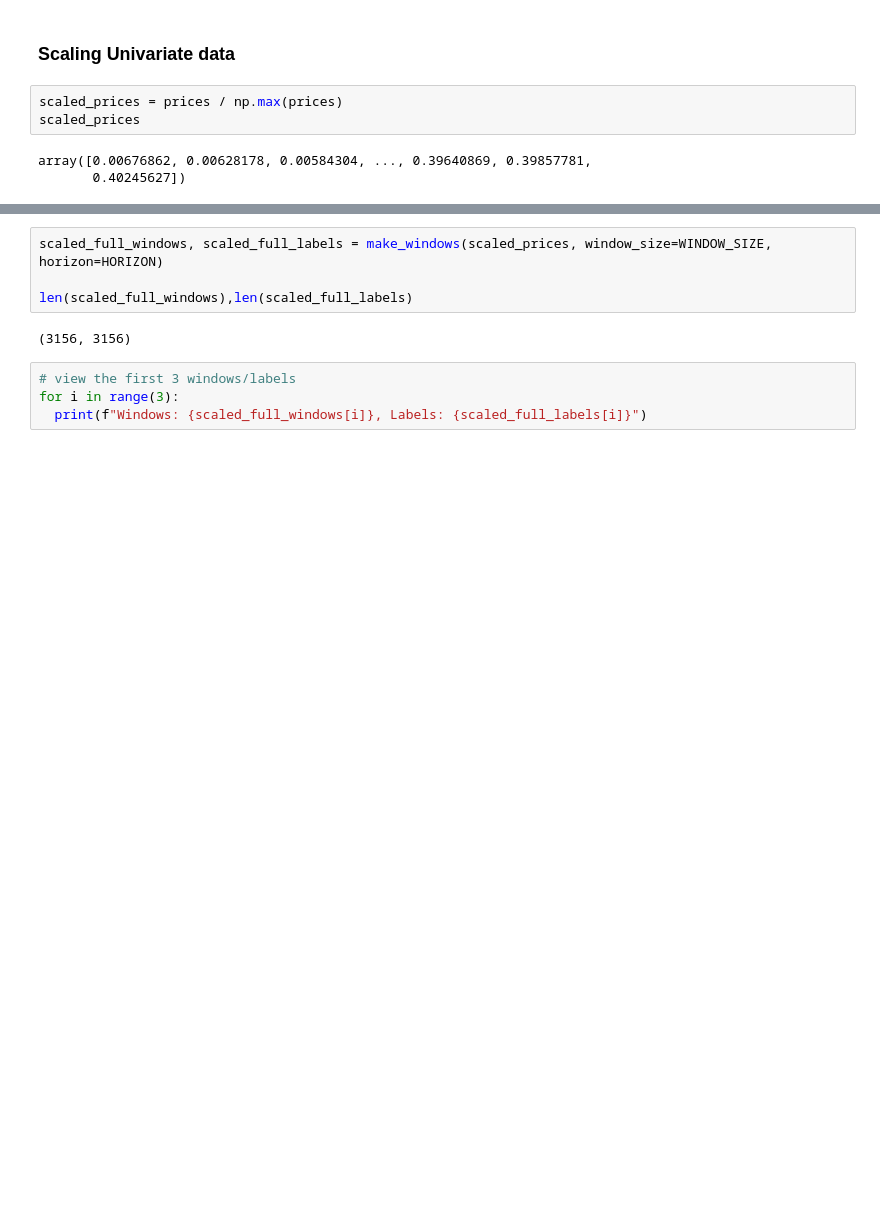
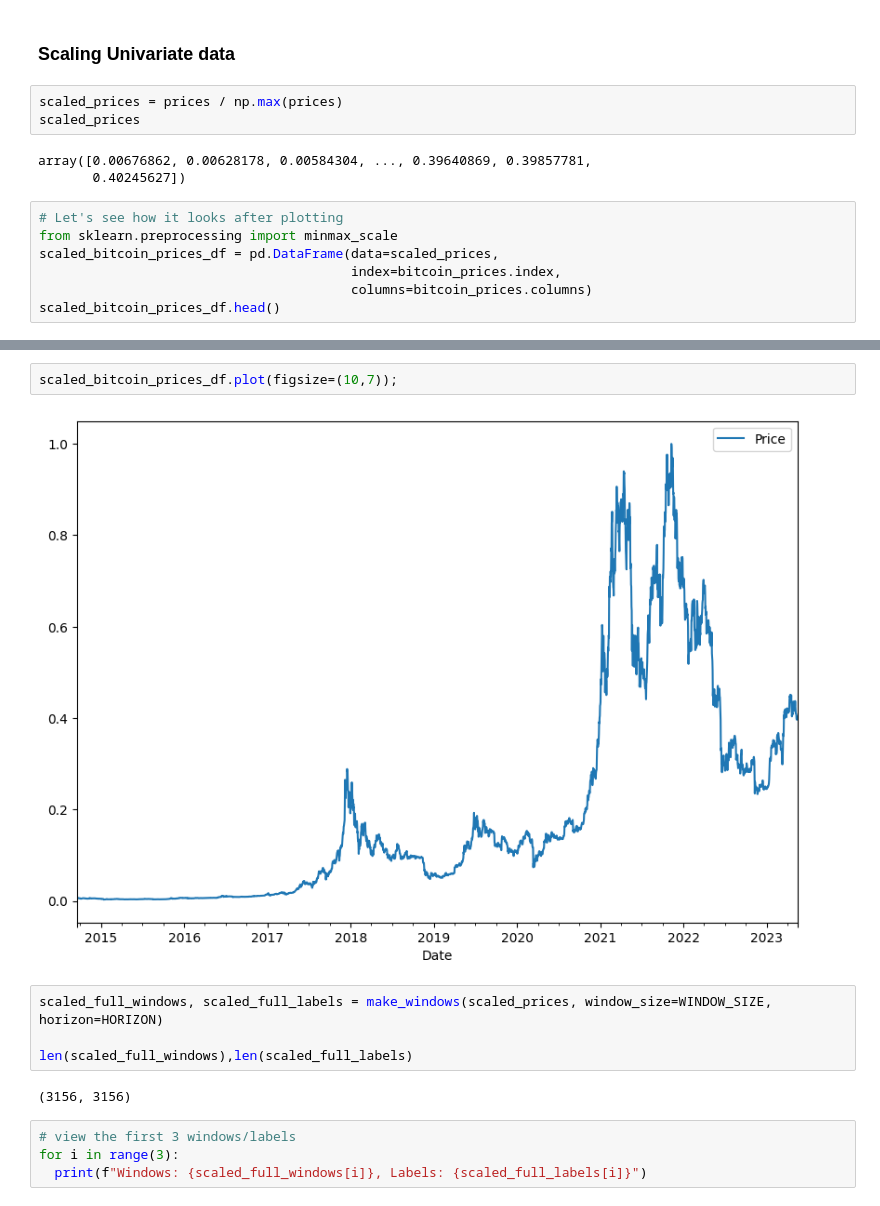
Before and after one commit to SaketMunda/time-series-with-tensorflow, a Jupyter notebook: time_series_exercise_with_tensorflow.ipynb, the cells around one changed output, grey strips where cells are left out. Cells and saved outputs as stored; diff of their text form; blank space fills up the shorter version.

```diff
--- a/time_series_exercise_with_tensorflow.ipynb
+++ b/time_series_exercise_with_tensorflow.ipynb
@@ -245,3 +245,10 @@ scaled_prices
 # %% [output]
 array([0.00676862, 0.00628178, 0.00584304, ..., 0.39640869, 0.39857781,
        0.40245627])
+# %%
+# Let's see how it looks after plotting
+from sklearn.preprocessing import minmax_scale
+scaled_bitcoin_prices_df = pd.DataFrame(data=scaled_prices,
+                                        index=bitcoin_prices.index,
+                                        columns=bitcoin_prices.columns)
+scaled_bitcoin_prices_df.head()
@@ -248,3 +263,7 @@ array([0.00676862, 0.00628178, 0.00584304, ..., 0.39640869, 0.39857781,
+# %%
+scaled_bitcoin_prices_df.plot(figsize=(10,7));
+# %% [output]
+[figure, added]
 # %%
 scaled_full_windows, scaled_full_labels = make_windows(scaled_prices, window_size=WINDOW_SIZE, horizon=HORIZON)
 
```
Also changed, not shown: parts of 33 cells of this notebook.
